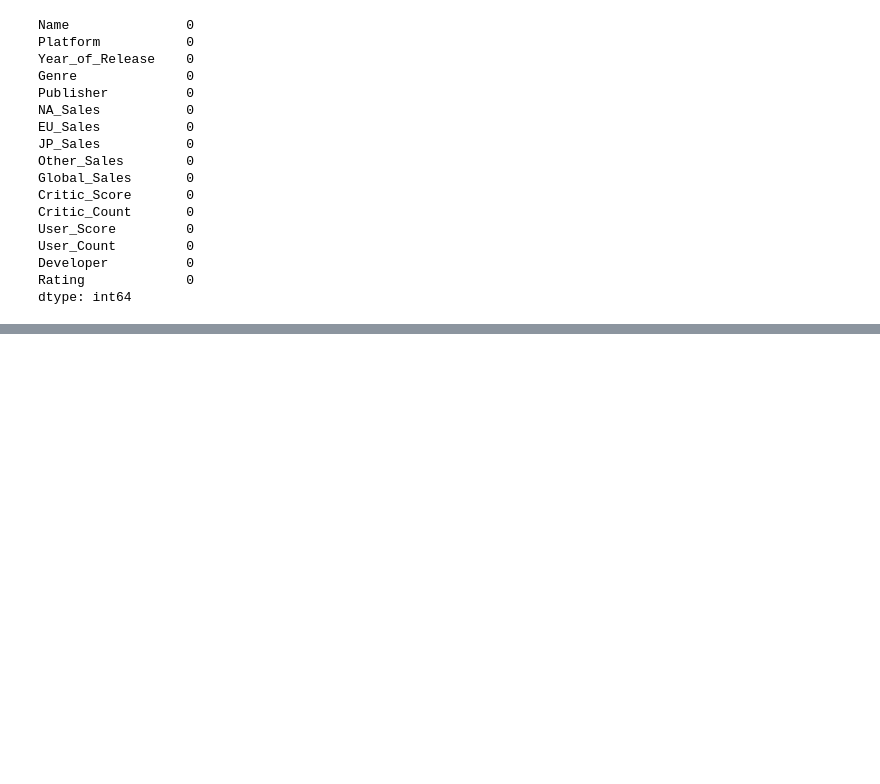
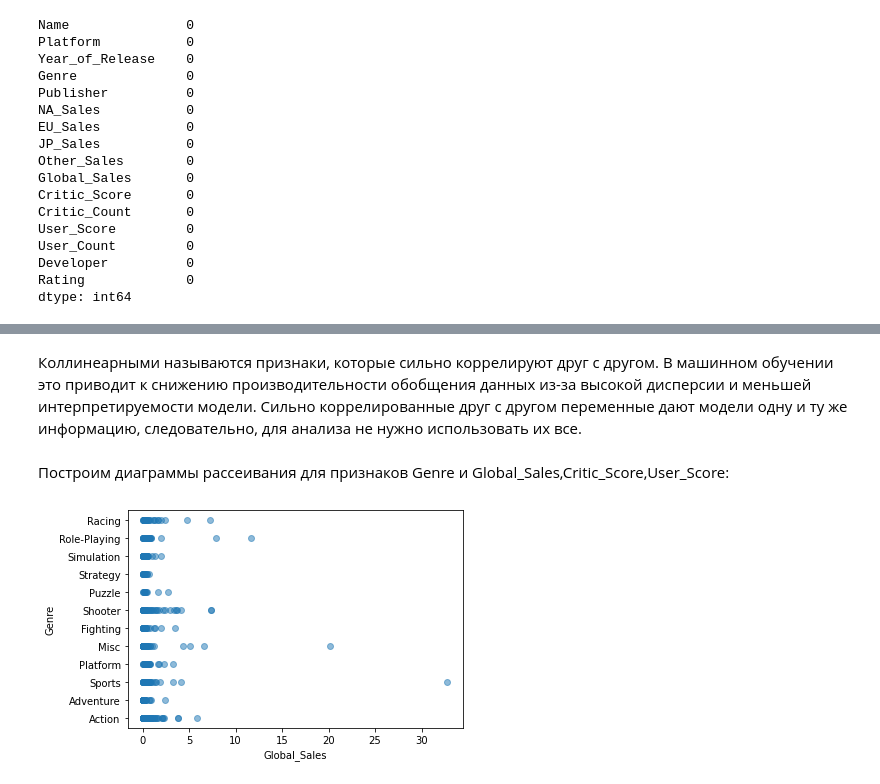
Before and after one commit to Romka678/Machine_Learning, a Jupyter notebook: Machine_Learning.ipynb, the cells around one changed output, grey strips where cells are left out. Cells and saved outputs as stored; diff of their text form; code cells hidden in the pictures; blank space fills up the shorter version.

```diff
--- a/Machine_Learning.ipynb
+++ b/Machine_Learning.ipynb
@@ -6,7 +6,7 @@ import pandas as pd
 import seaborn as sns
 import sklearn
 # %%
-# url = "https://raw.githubusercontent.com/Romka678/Machine_Learning/master/Video_Games_Sales_as_at_22_Dec_2016.csv"
+url = "https://raw.githubusercontent.com/Romka678/Machine_Learning/master/Video_Games_Sales_as_at_22_Dec_2016.csv"
 data_raw = pd.read_csv(url)
 # %% [markdown]
 # Описание и чтение
@@ -228,2 +188,0 @@ data_raw['User_Score'] = data_raw['User_Score'].astype('category')
-# %%
-data_raw['Name'] = data_raw['Name'].astype('category')
@@ -385,0 +350,13 @@ dtype: int64
+# %% [markdown]
+Коллинеарными называются признаки, которые сильно коррелируют друг с другом. В машинном обучении это приводит к снижению производительности обобщения данных из-за высокой дисперсии и меньшей интерпретируемости модели. Сильно коррелированные друг с другом переменные дают модели одну и ту же информацию, следовательно, для анализа не нужно использовать их все.
+# %% [markdown]
+Построим диаграммы рассеивания для признаков Genre и Global_Sales,Critic_Score,User_Score:
+# %%
+np.random.seed(42)
+random_subset = np.random.choice(np.arange(data_raw.shape[0]), size=500, replace=False)
+plt.scatter(data_raw.iloc[random_subset]['Global_Sales'], data_raw.iloc[random_subset]['Genre'], alpha=0.5)
+plt.xlabel('Global_Sales')
+plt.ylabel('Genre')
+pass
+# %% [output]
+[figure, added]
```
Also changed, not shown: parts of 78 cells of this notebook.
